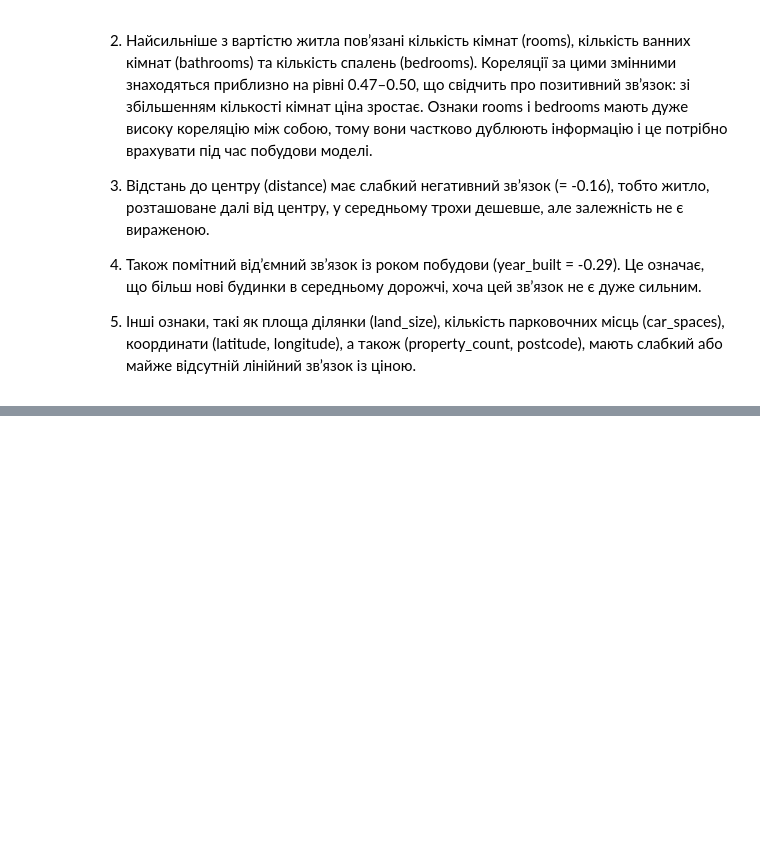
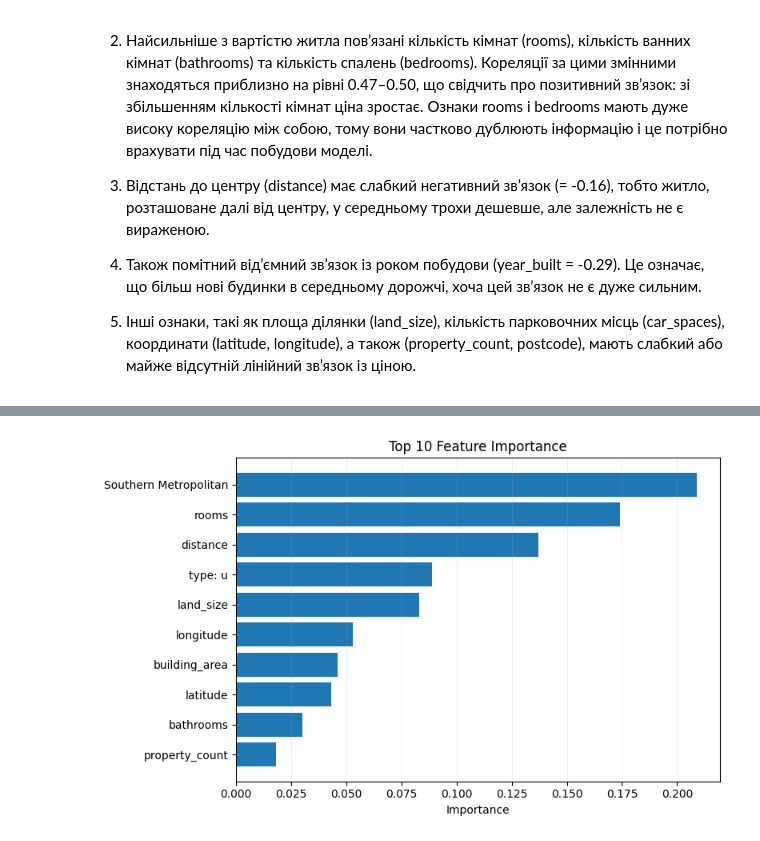
Before and after one commit to Yuliia-Safonova/melbourne-housing, a Jupyter notebook: notebooks/melbourne_housing.ipynb, the cells around one changed output, grey strips where cells are left out. Drawn from its saved outputs; the diff is of its cells as text; code cells hidden in the pictures; blank space fills up the shorter version.

```diff
--- a/notebooks/melbourne_housing.ipynb
+++ b/notebooks/melbourne_housing.ipynb
@@ -385,0 +554,4 @@ clean[['rooms', 'bedrooms']].corr()
+# %%
+# Випадковий ліс
+
+forest_model = evaluate(RandomForestRegressor(n_estimators=200, random_state=RANDOM_STATE), 'Random Forest')
@@ -385,0 +563,21 @@ clean[['rooms', 'bedrooms']].corr()
+# %%
+# Важливість ознак
+
+feature_names = forest_model.named_steps['prep'].get_feature_names_out()
+
+feature_names = (
+    pd.Series(feature_names)
+      .str.replace('num__', '', regex=False)
+      .str.replace('cat__', '', regex=False)
+      .str.replace('region_name_', '', regex=False)
+      .str.replace('council_area_', '', regex=False)
+      .str.replace('type_', 'type: ', regex=False)
+      .str.replace('method_', 'method: ', regex=False)
+)
+
+importances = pd.DataFrame({
+    'feature': feature_names,
+    'importance': forest_model.named_steps['model'].feature_importances_.round(3)
+}).sort_values('importance')
+
+importances.tail(10)
@@ -385,0 +596,14 @@ clean[['rooms', 'bedrooms']].corr()
+# %%
+top = importances.tail(10)
+
+plt.figure(figsize=(8, 5))
+plt.barh(top['feature'], top['importance'])
+
+plt.title('Top 10 Feature Importance')
+plt.xlabel('Importance')
+plt.grid(axis='x', alpha=0.2)
+
+plt.tight_layout()
+plt.show()
+# %% [output]
+[figure, added]
```
Also changed, not shown: parts of 17 cells of this notebook.
